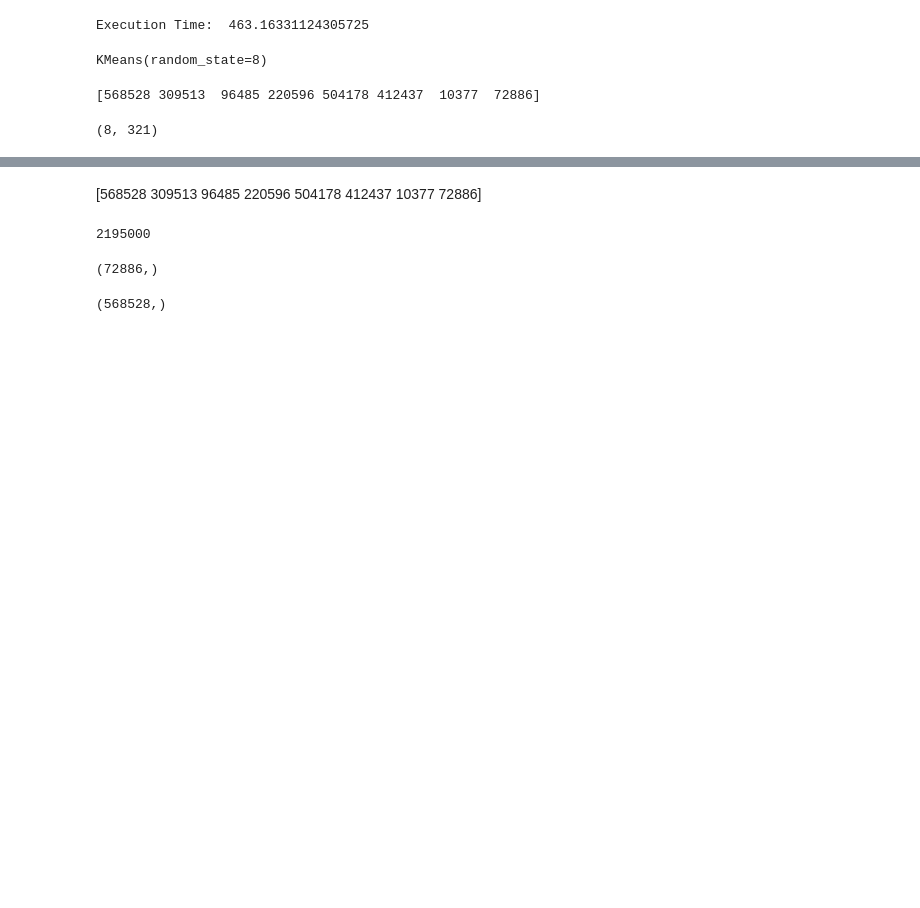
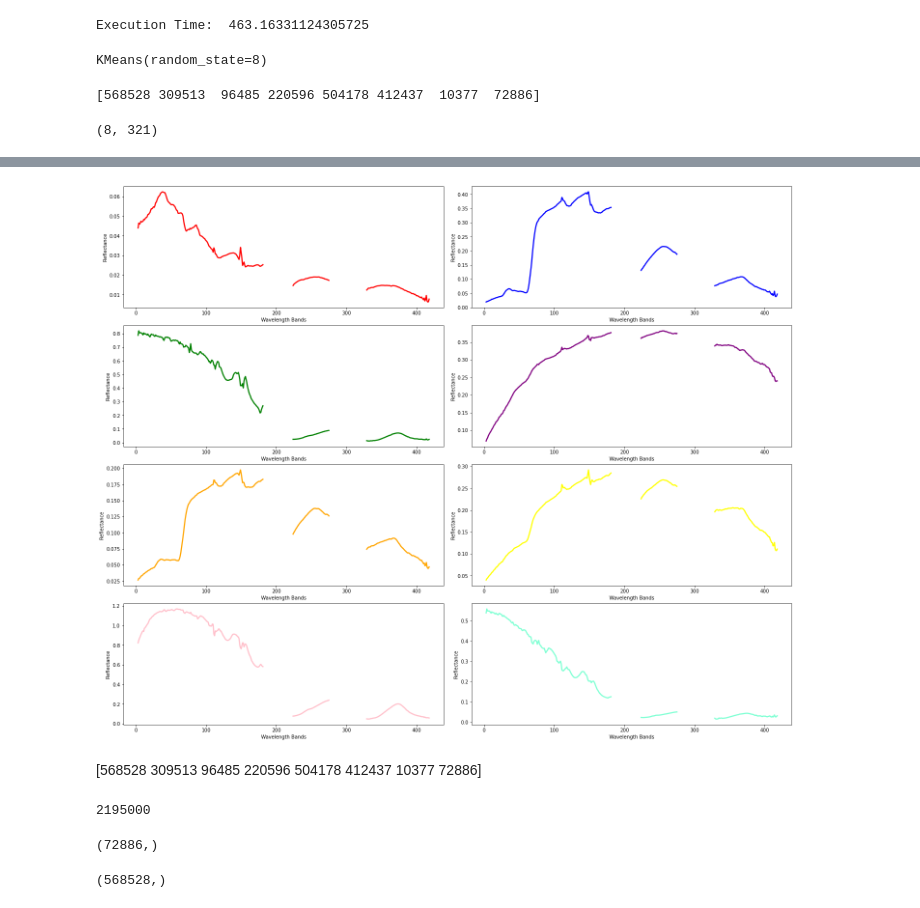
Before and after one commit to varunpatro1/OE-Reproducibility, a Jupyter notebook: Image_Selection.ipynb, the cells around one changed output, grey strips where cells are left out. Drawn from its saved outputs; the diff is of its cells as text; code cells hidden in the pictures; blank space fills up the shorter version.

```diff
--- a/Image_Selection.ipynb
+++ b/Image_Selection.ipynb
@@ -501,3 +501,16 @@ np.savetxt('./Clustering_Info/Clustering_Means_425.txt', means_8_display)
+# %%
+fig, axs = plt.subplots(nrows = 4, ncols = 2, figsize = (20,16), constrained_layout = True)
+count = 0
+colors = ['red', 'blue', 'green', 'purple', 'orange', 'yellow', 'pink', 'aquamarine']
+
+for i in range(4):
+    for j in range(2):
+        axs[i, j].plot(means_8_display[count], color = colors[count], linewidth = 2.5)
+        axs[i, j].set_xlabel('Wavelength Bands')
+        axs[i, j].set_ylabel('Reflectance')
+        count+= 1
+# %% [output]
+[figure, added]
 # %% [markdown]
 [568528 309513  96485 220596 504178 412437  10377  72886]
 # %%
```
Also changed, not shown: parts of 1 cell of this notebook.
